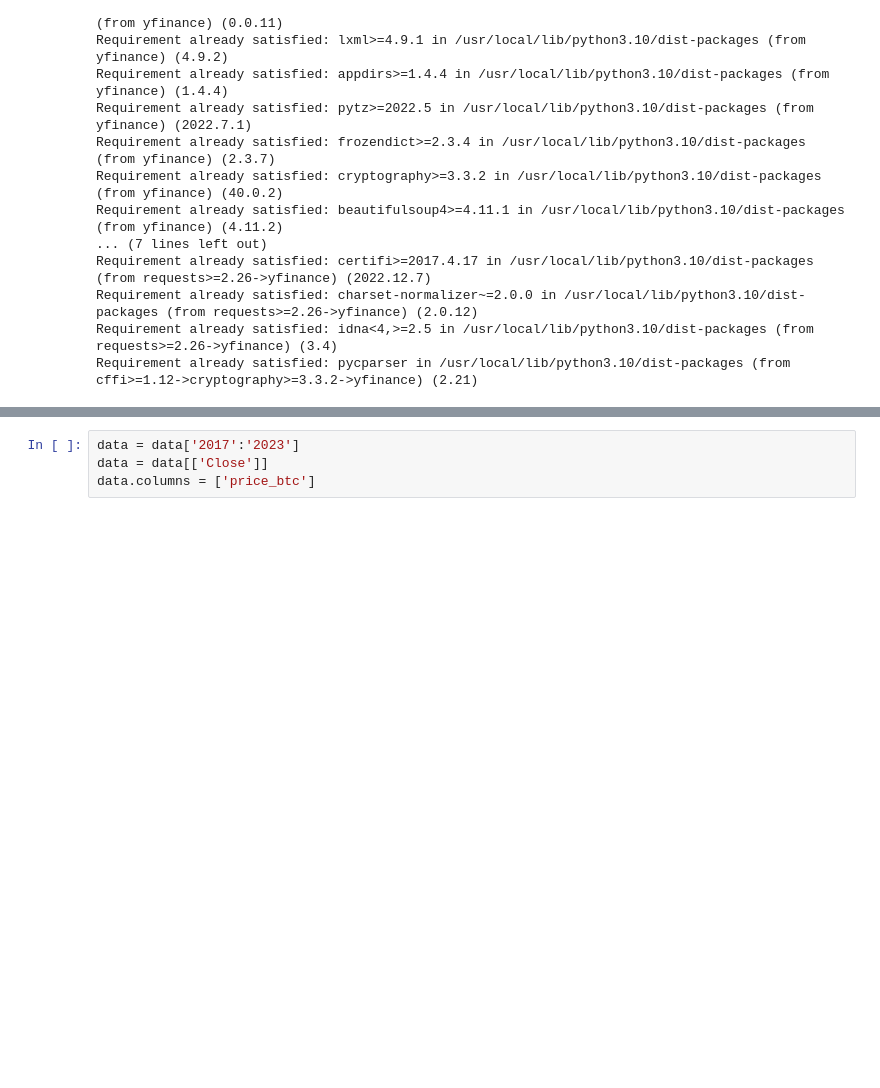
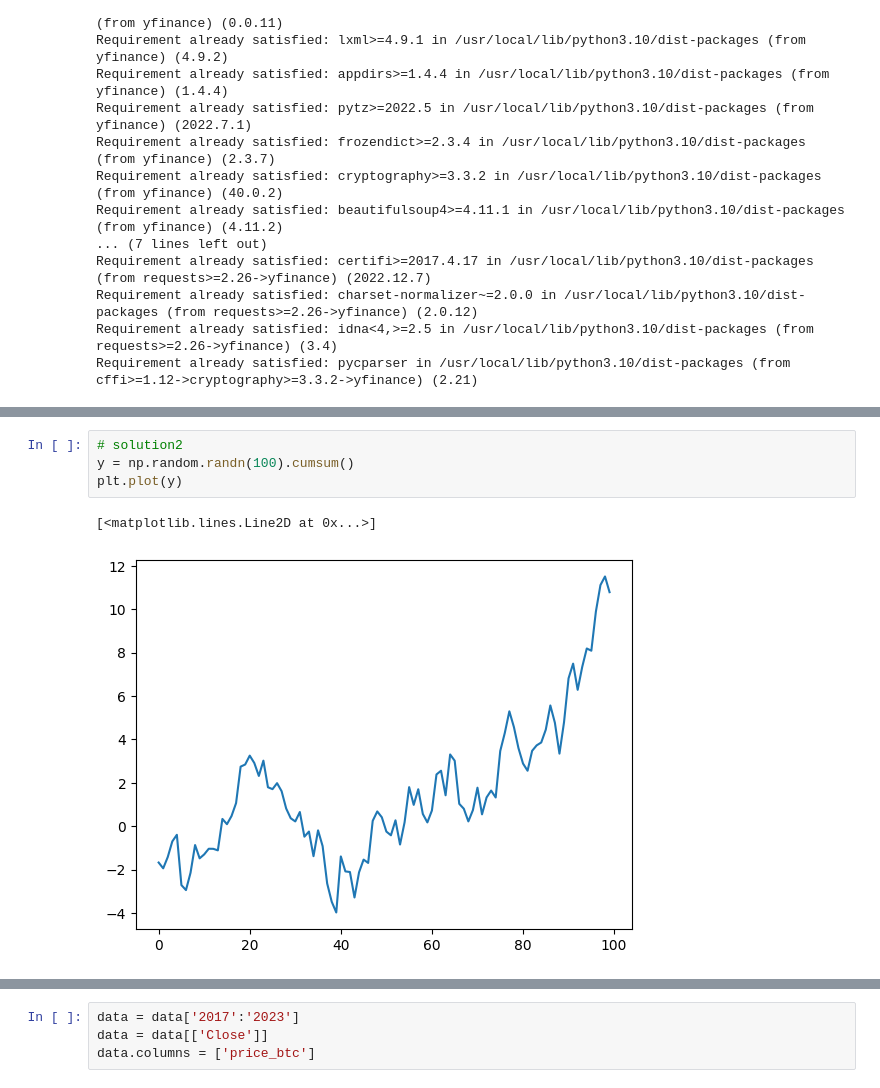
Before and after one commit to quetion/time-series-analysis_11102, a Jupyter notebook: TS_week13.ipynb, the cells around one changed output, grey strips where cells are left out. Cells and saved outputs as stored; diff of their text form; blank space fills up the shorter version.

```diff
--- a/TS_week13.ipynb
+++ b/TS_week13.ipynb
@@ -76,0 +118,7 @@ Requirement already satisfied: pycparser in /usr/local/lib/python3.10/dist-packa
+# %%
+# solution2
+y = np.random.randn(100).cumsum()
+plt.plot(y)
+# %% [output]
+[<matplotlib.lines.Line2D at 0x...>]
+[figure, added]
```
Also changed, not shown: parts of 14 cells of this notebook.
